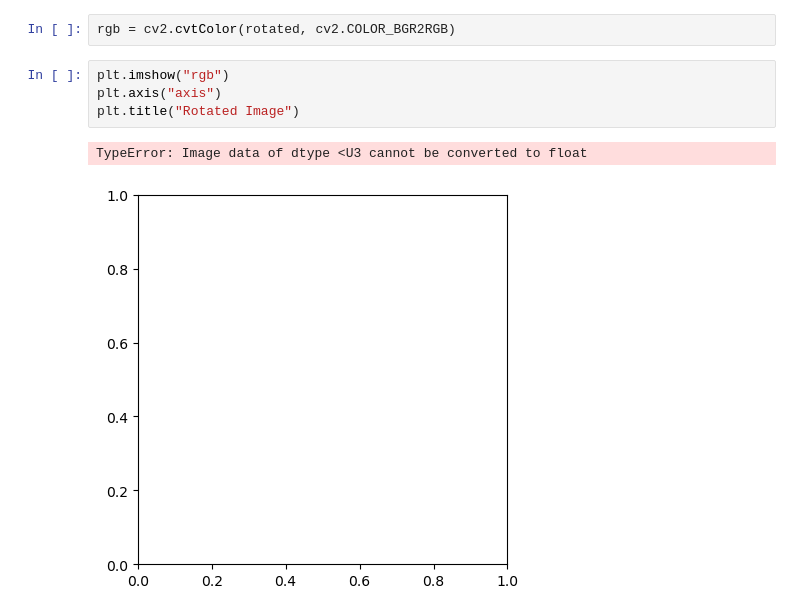
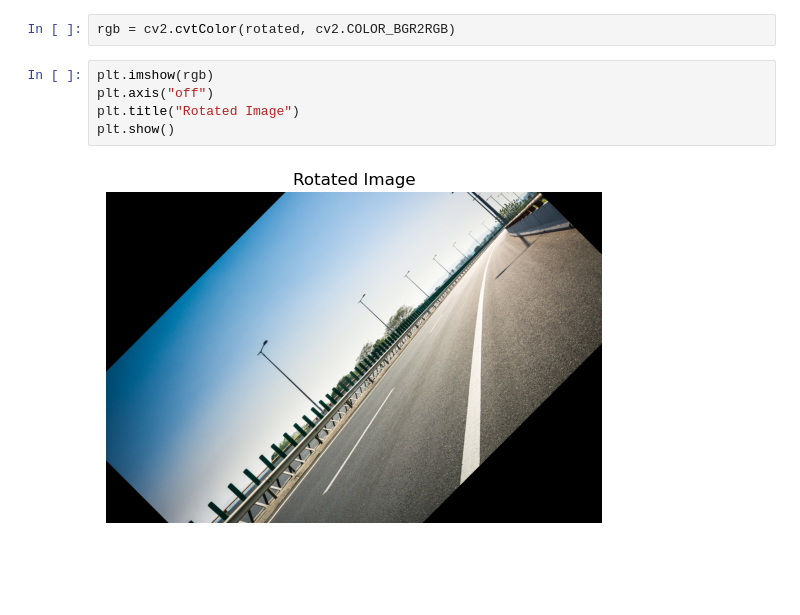
Before and after one commit to aaditya-pdgupta/Python_Course, a Jupyter notebook: Image_Rotation.ipynb, the cells around one changed output. Drawn from its saved outputs; the diff is of its cells as text; blank space fills up the shorter version.

```diff
--- a/Image_Rotation.ipynb
+++ b/Image_Rotation.ipynb
@@ -18,9 +18,9 @@ rotated = cv2.warpAffine(img, M, (w,h))
 # %%
 rgb = cv2.cvtColor(rotated, cv2.COLOR_BGR2RGB)
 # %%
-plt.imshow("rgb")
-plt.axis("axis")
+plt.imshow(rgb)
+plt.axis("off")
 plt.title("Rotated Image")
+plt.show()
 # %% [output]
-TypeError: Image data of dtype <U3 cannot be converted to float
-[figure, old version]
+[figure, new version]
```
